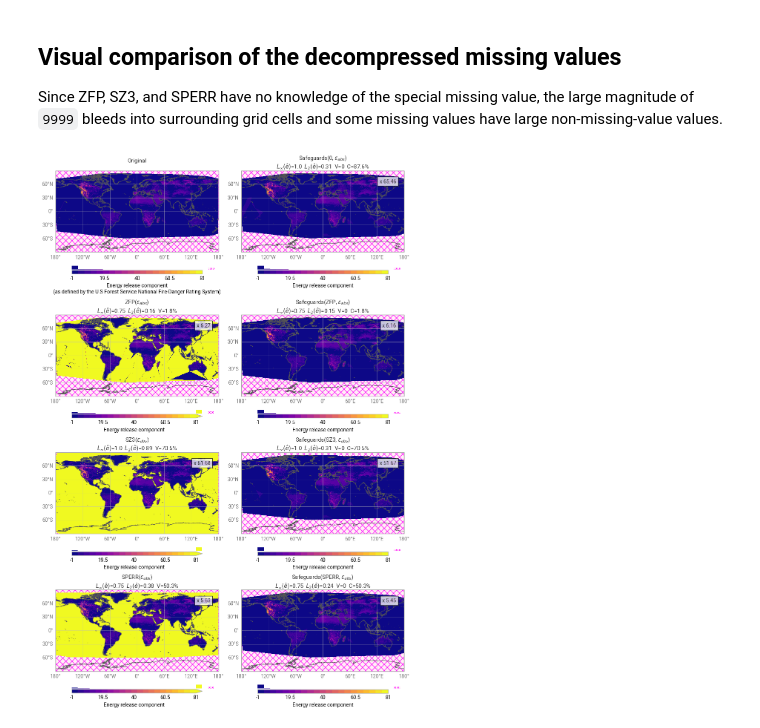
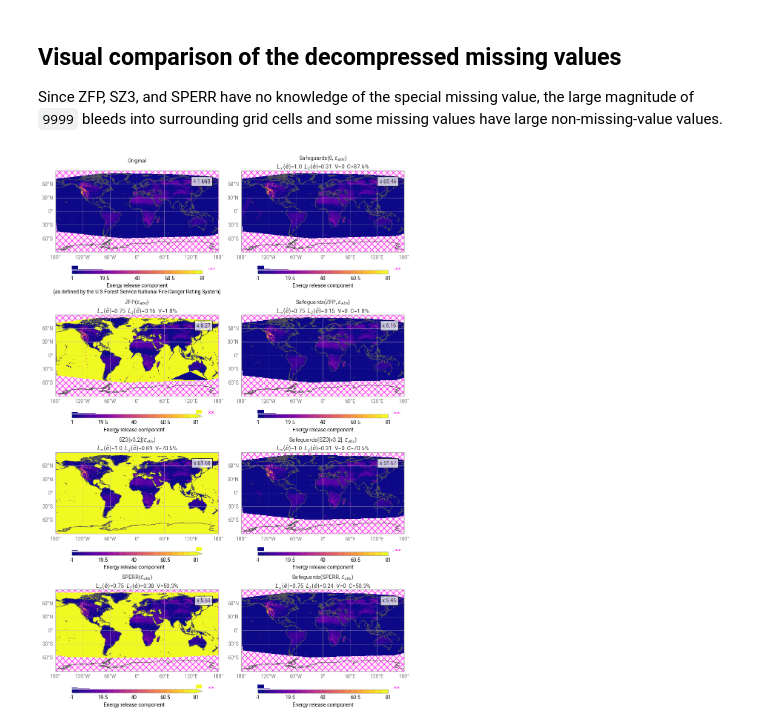
Before and after one commit to juntyr/compression-safeguards, a Jupyter notebook: examples/missing.ipynb, the cells around one changed output. Saved outputs shown, nothing was run; the diff lists cells and outputs as text; code cells hidden in the pictures.

```diff
--- a/examples/missing.ipynb
+++ b/examples/missing.ipynb
@@ -219,16 +252,17 @@ def plot_ercnfdr(
     else:
         chart.title(f"{title}\n")
 
-    if compressed:
-        t = chart.ax.text(
-            0.95,
-            0.9,
-            f"x {np.round(cr, 2)}",
-            ha="right",
-            va="top",
-            transform=chart.ax.transAxes,
-        )
-        t.set_bbox(dict(facecolor="white", alpha=0.75, edgecolor="black"))
+    t = chart.ax.text(
+        0.95,
+        0.9,
+        f"x {np.round(cr, 2)}"
+        if compressed
+        else humanize.naturalsize(ercnfdr.nbytes, binary=True),
+        ha="right",
+        va="top",
+        transform=chart.ax.transAxes,
+    )
+    t.set_bbox(dict(facecolor="white", alpha=0.75, edgecolor="black"))
 
     for m in earthkit.plots.schemas.schema.quickmap_subplot_workflow:
         if m != "title":
@@ -325,7 +359,7 @@ plot_ercnfdr(
     ercnfdr_sz3,
     ercnfdr_sz3_cr,
     fig.add_map(2, 0),
-    r"SZ3($\epsilon_{{abs}}$)",
+    r"SZ3[v3.2]($\epsilon_{{abs}}$)",
     eb_abs=eb_abs,
     compressed=True,
 )
@@ -349,32 +383,32 @@ plot_ercnfdr(
 )
 plot_ercnfdr(
     ercnfdr_sg["zfp.rs"],
     ercnfdr_sg_cr["zfp.rs"],
     fig.add_map(1, 1),
     r"Safeguards(ZFP, $\epsilon_{{abs}}$)",
     eb_abs=eb_abs,
     compressed=True,
     corr=ercnfdr_zfp,
 )
 plot_ercnfdr(
     ercnfdr_sg["sz3.rs"],
     ercnfdr_sg_cr["sz3.rs"],
     fig.add_map(2, 1),
-    r"Safeguards(SZ3, $\epsilon_{{abs}}$)",
+    r"Safeguards(SZ3[v3.2], $\epsilon_{{abs}}$)",
     eb_abs=eb_abs,
     compressed=True,
     corr=ercnfdr_sz3,
 )
 plot_ercnfdr(
     ercnfdr_sg["sperr.rs"],
     ercnfdr_sg_cr["sperr.rs"],
     fig.add_map(3, 1),
     r"Safeguards(SPERR, $\epsilon_{{abs}}$)",
     eb_abs=eb_abs,
     compressed=True,
     corr=ercnfdr_sperr,
 )
 
 fig.save("missing.pdf")
 # %% [output]
-[figure, old version]
+[figure, new version]
```
Also changed, not shown: parts of 2 cells of this notebook, 1 other file.
